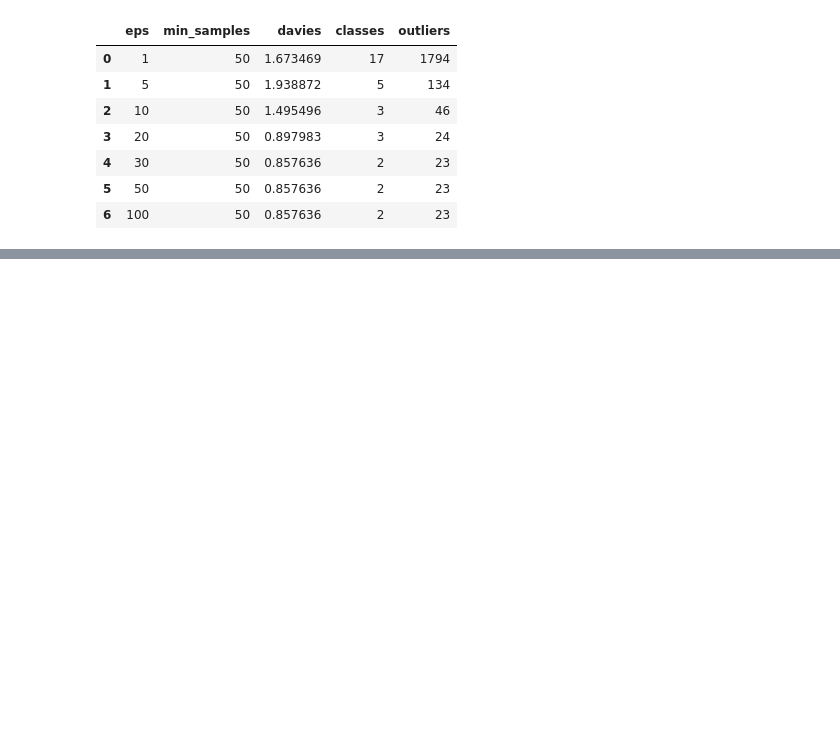
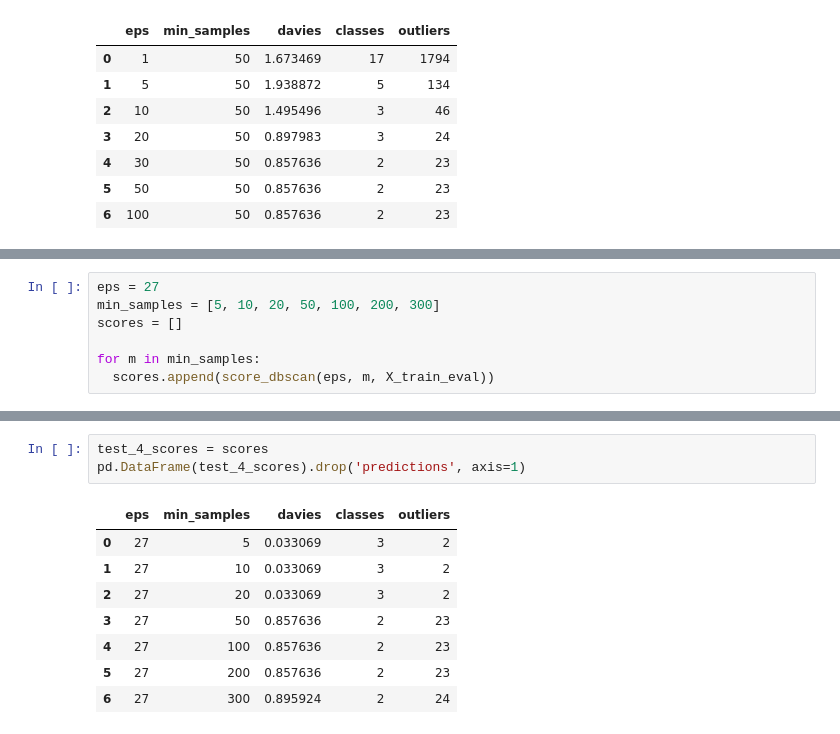
Before and after one commit to merzouka/bds.ml, a Jupyter notebook: preprocess/preprocess.ipynb, the cells around one changed output, grey strips where cells are left out. Cells and saved outputs as stored; diff of their text form; blank space fills up the shorter version.

Commit message:
Tuning min_samples

```diff
--- a/preprocess/preprocess.ipynb
+++ b/preprocess/preprocess.ipynb
@@ -262,0 +291,7 @@ pd.DataFrame(test_3_scores).drop('predictions', axis=1)
+# %%
+eps = 27
+min_samples = [5, 10, 20, 50, 100, 200, 300]
+scores = []
+
+for m in min_samples:
+  scores.append(score_dbscan(eps, m, X_train_eval))
@@ -262,0 +316,12 @@ pd.DataFrame(test_3_scores).drop('predictions', axis=1)
+# %%
+test_4_scores = scores
+pd.DataFrame(test_4_scores).drop('predictions', axis=1)
+# %% [output]
+|  | eps | min_samples | davies | classes | outliers |
+| 0 | 27 | 5 | 0.033069 | 3 | 2 |
+| 1 | 27 | 10 | 0.033069 | 3 | 2 |
+| 2 | 27 | 20 | 0.033069 | 3 | 2 |
+| 3 | 27 | 50 | 0.857636 | 2 | 23 |
+| 4 | 27 | 100 | 0.857636 | 2 | 23 |
+| 5 | 27 | 200 | 0.857636 | 2 | 23 |
+| 6 | 27 | 300 | 0.895924 | 2 | 24 |
```
Also changed, not shown: parts of 4 cells of this notebook.
